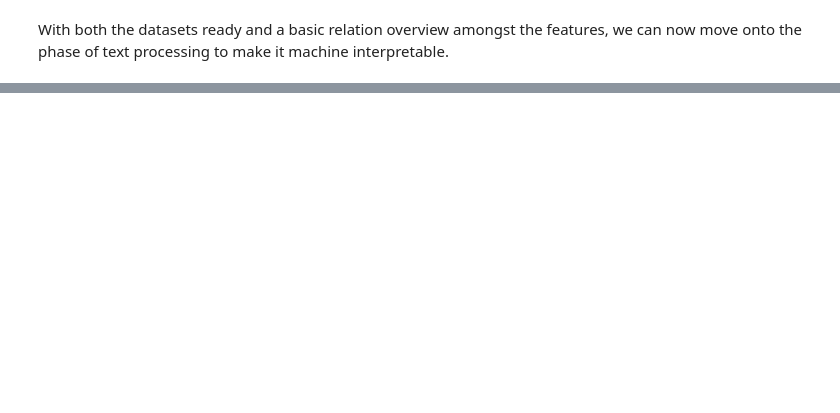
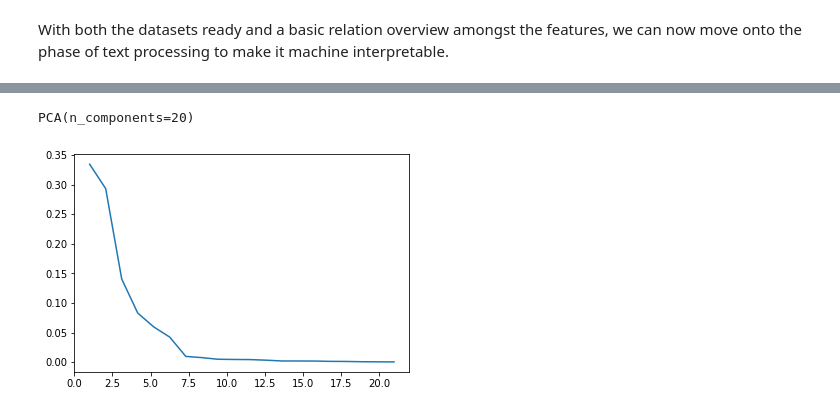
Before and after one commit to ajinkyabhanudas/SIADS696, a Jupyter notebook: Dataset_setup_Ajinkya.ipynb, the cells around one changed output, grey strips where cells are left out. Cells and saved outputs as stored; diff of their text form; code cells hidden in the pictures; blank space fills up the shorter version.

```diff
--- a/Dataset_setup_Ajinkya.ipynb
+++ b/Dataset_setup_Ajinkya.ipynb
@@ -385,0 +501,8 @@ With both the datasets ready and a basic relation overview amongst the features,
+# %%
+data_train, data_test = train_test_split(data_df, test_size=0.20, random_state=42)
+# %%
+train_X = data_train.drop("std_viewCount", axis=1)
+train_y = data_train.std_viewCount
+
+test_X = data_test.drop("std_viewCount", axis=1)
+test_y = data_test.std_viewCount
@@ -385,0 +511,17 @@ With both the datasets ready and a basic relation overview amongst the features,
+# %%
+sc = StandardScaler()
+
+train_X = sc.fit_transform(train_X)
+test_X = sc.transform(test_X)
+# %%
+pca = PCA(n_components=20)
+pca.fit(train_X)
+# print(()))
+# %% [output]
+PCA(n_components=20)
+# %%
+import matplotlib.pyplot as plt
+##SCREE PLOT
+plt.plot(np.linspace(1,21,20),pca.explained_variance_ratio_);
+# %% [output]
+[figure, added]
```
Also changed, not shown: parts of 53 cells of this notebook.
